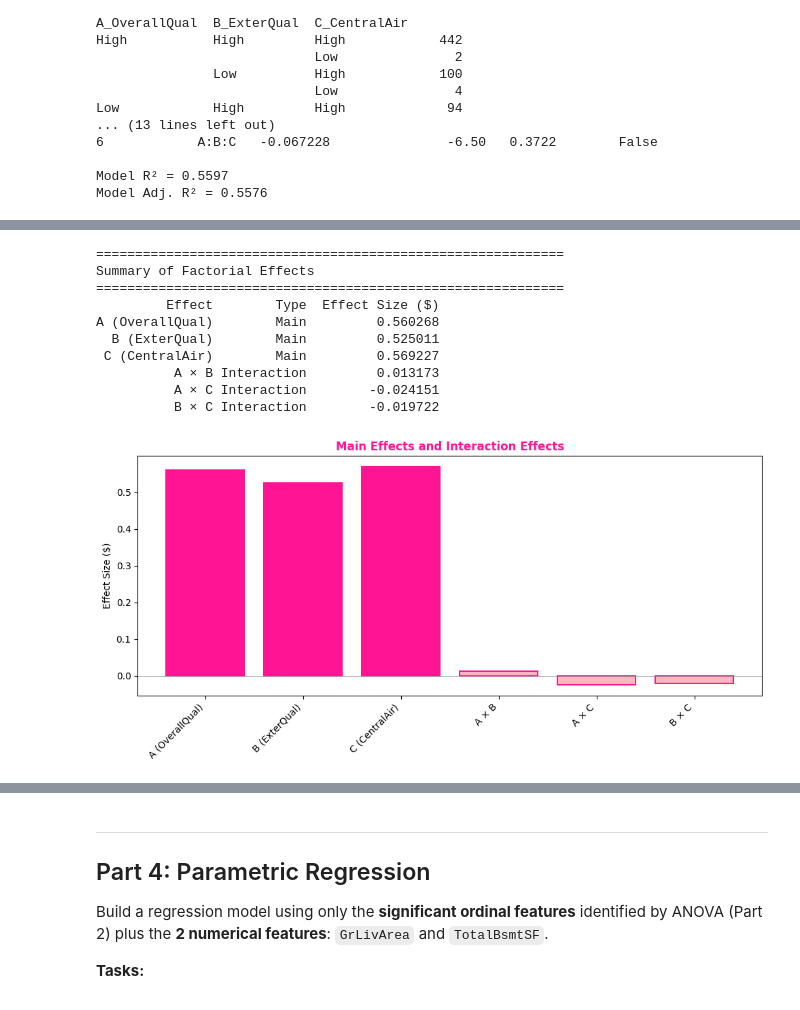
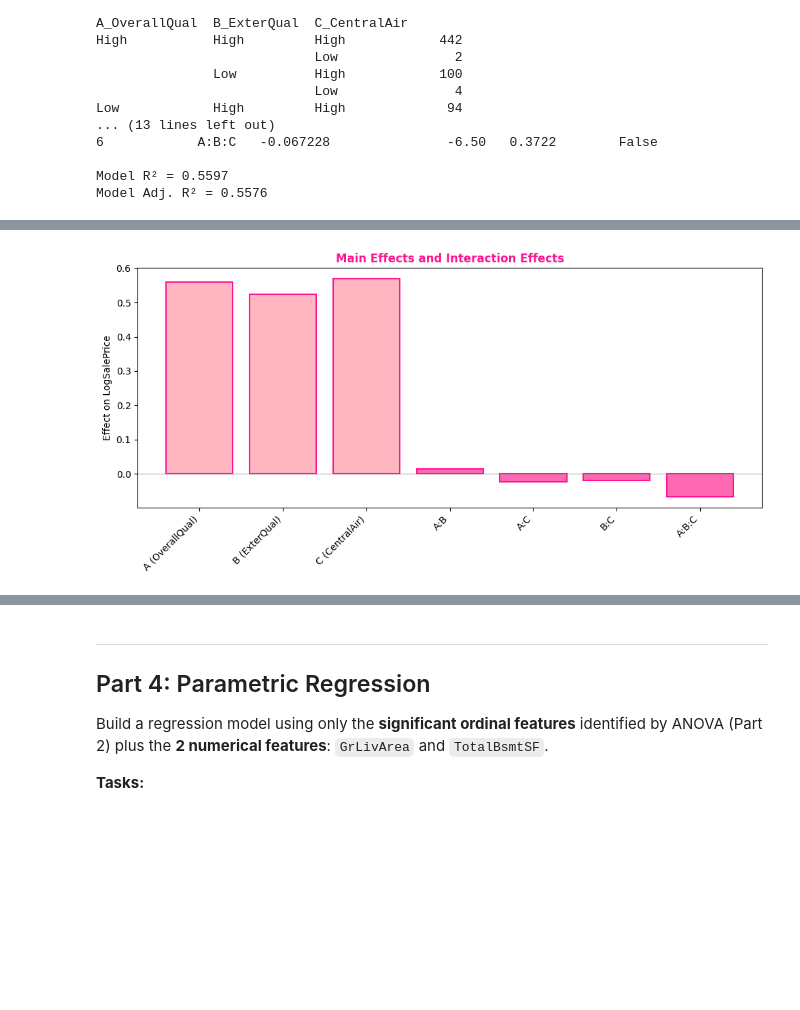
Before and after one commit to em-cd/cstats-project, a Jupyter notebook: project_STUDENTID.ipynb, the cells around one changed output, grey strips where cells are left out. Saved outputs shown, nothing was run; the diff lists cells and outputs as text; code cells hidden in the pictures; blank space fills up the shorter version.

Commit message:
Combine interaction plots

```diff
--- a/project_STUDENTID.ipynb
+++ b/project_STUDENTID.ipynb
@@ -1128,37 +1075,14 @@ plt.show()
 # %%
-# --- Summary of all effects ---
-print("=" * 60)
-print("Summary of Factorial Effects")
-print("=" * 60)
-
-effects_summary = pd.DataFrame({
-    "Effect": ["A (OverallQual)", "B (ExterQual)", "C (CentralAir)",
-               "A × B", "A × C", "B × C"],
-    "Type": ["Main", "Main", "Main", "Interaction", "Interaction", "Interaction"],
-    "Effect Size ($)": [main_A, main_B, main_C, interaction_AB, interaction_AC, interaction_BC]
-})
-print(effects_summary.to_string(index=False))
-
-# Bar chart of effects
+# Bar chart of all effects
 fig, ax = plt.subplots(figsize=(10, 5))
-colors = [pink_dark]*3 + [pink_light]*3
-bars = ax.bar(effects_summary["Effect"], effects_summary["Effect Size ($)"],
+colors = [pink_light]*3 + [pink_main]*4
+bars = ax.bar(summary["Effect"], summary["Log_Effect"],
               color=colors, edgecolor=pink_dark, linewidth=1.5)
-ax.set_ylabel("Effect Size ($)")
+ax.set_ylabel("Effect on LogSalePrice")
 ax.set_title("Main Effects and Interaction Effects", fontweight='bold', color=pink_dark)
 ax.axhline(y=0, color='gray', linestyle='-', linewidth=0.5)
 plt.xticks(rotation=45, ha='right')
 plt.tight_layout()
 plt.show()
 # %% [output]
-============================================================
-Summary of Factorial Effects
-============================================================
-         Effect        Type  Effect Size ($)
-A (OverallQual)        Main         0.560268
-  B (ExterQual)        Main         0.525011
- C (CentralAir)        Main         0.569227
-          A × B Interaction         0.013173
-          A × C Interaction        -0.024151
-          B × C Interaction        -0.019722
-[figure, old version]
+[figure, new version]
```
Also changed, not shown: parts of 7 cells of this notebook.
